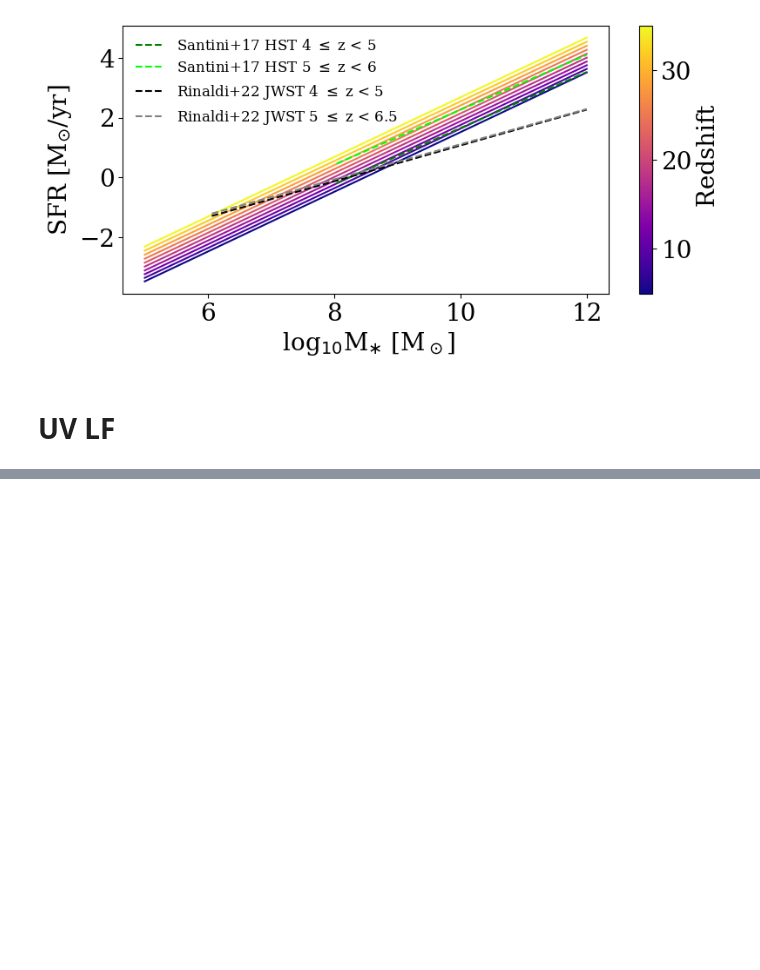
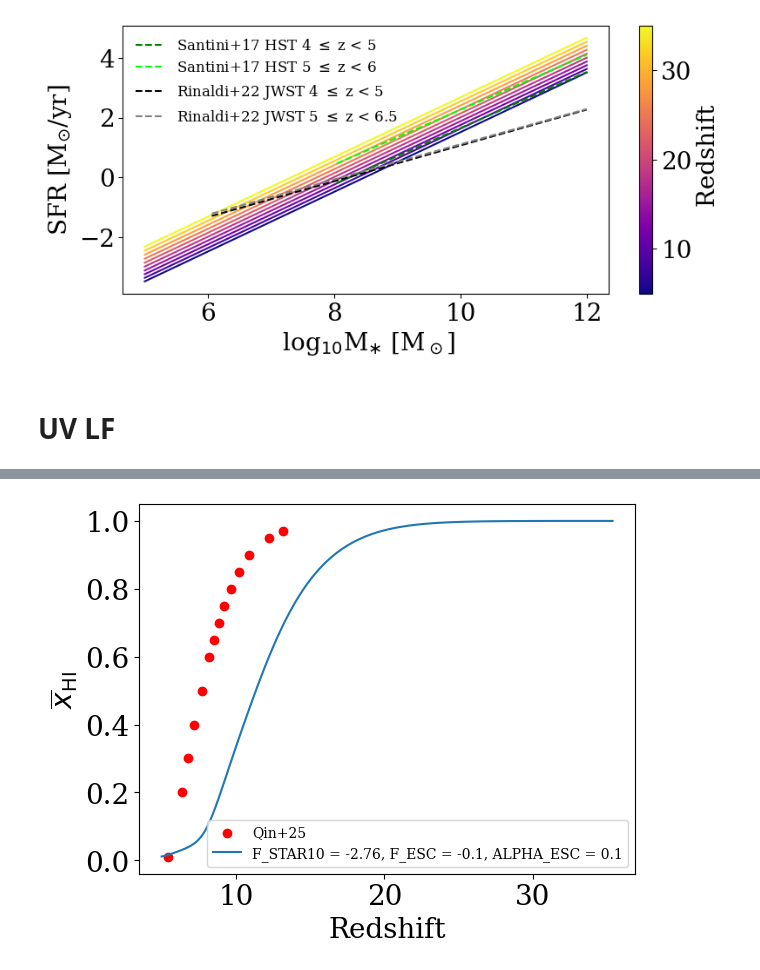
Before and after one commit to 21cmfast/EOS25, a Jupyter notebook: Plotting/test_astro.ipynb, the cells around one changed output, grey strips where cells are left out. Cells and saved outputs as stored; diff of their text form; code cells hidden in the pictures; blank space fills up the shorter version.

```diff
--- a/Plotting/test_astro.ipynb
+++ b/Plotting/test_astro.ipynb
@@ -280,0 +286,13 @@ for redshift in uvlf_redshifts:
+# %%
+lightcone = p21c.LightCone.from_file("/home/dbreitman/EOS25/TEST_F_ESC_-0pt1_ALPHA_ESC_0pt1_L384_HIIDIM256_DIM768/test_lc")
+# %%
+Qin25_z = [5.44, 6.35, 6.75, 7.17, 7.7, 8.2, 8.5, 8.85, 9.18, 9.65, 10.19, 10.9, 12.22, 13.17]
+Qin25_xHI = [0.01, 0.2, 0.3, 0.4, 0.5, 0.6, 0.65, 0.7, 0.75, 0.8, 0.85, 0.9, 0.95, 0.97]
+plt.scatter(Qin25_z, Qin25_xHI, color = "r", label = "Qin+25")
+plt.plot(lightcone.inputs.node_redshifts, lightcone.global_quantities["neutral_fraction"], label = "F_STAR10 = -2.76, F_ESC = -0.1, ALPHA_ESC = 0.1")
+plt.xlabel("Redshift")
+plt.ylabel(r"$\overline{x}_{\rm HI}$")
+plt.legend(fontsize = 10)
+plt.show()
+# %% [output]
+[figure, added]
```
Also changed, not shown: parts of 3 cells of this notebook.
